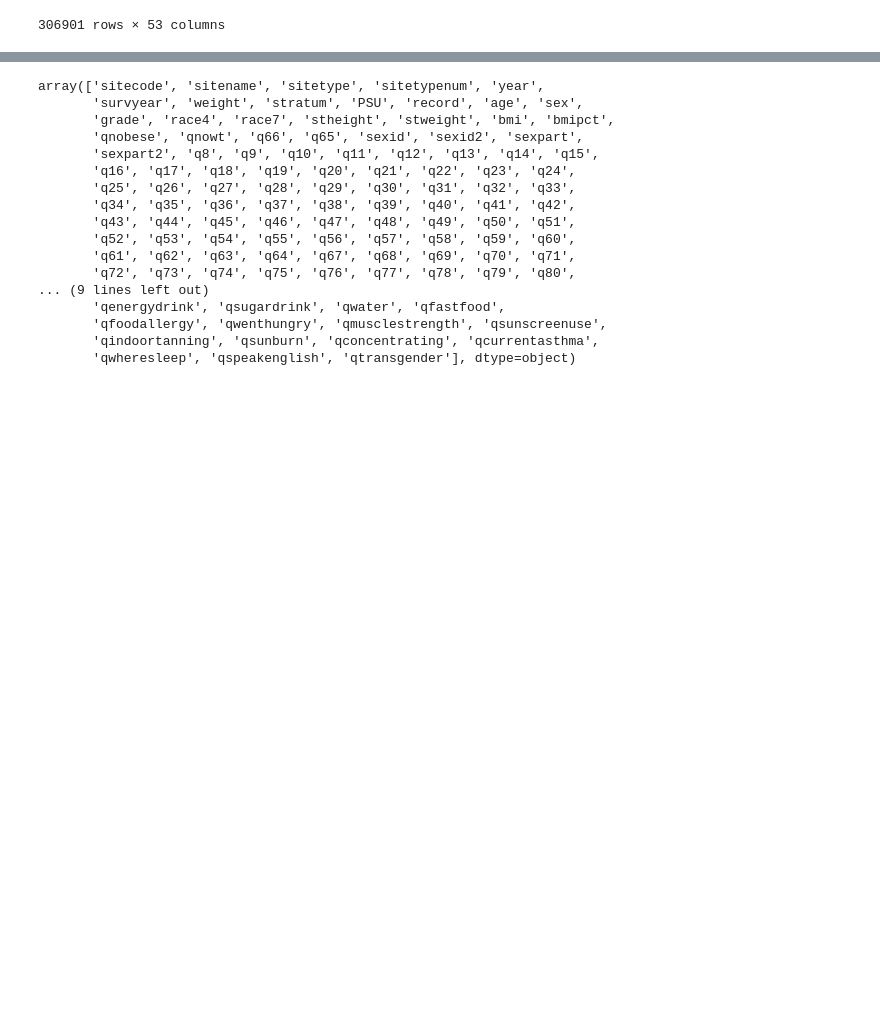
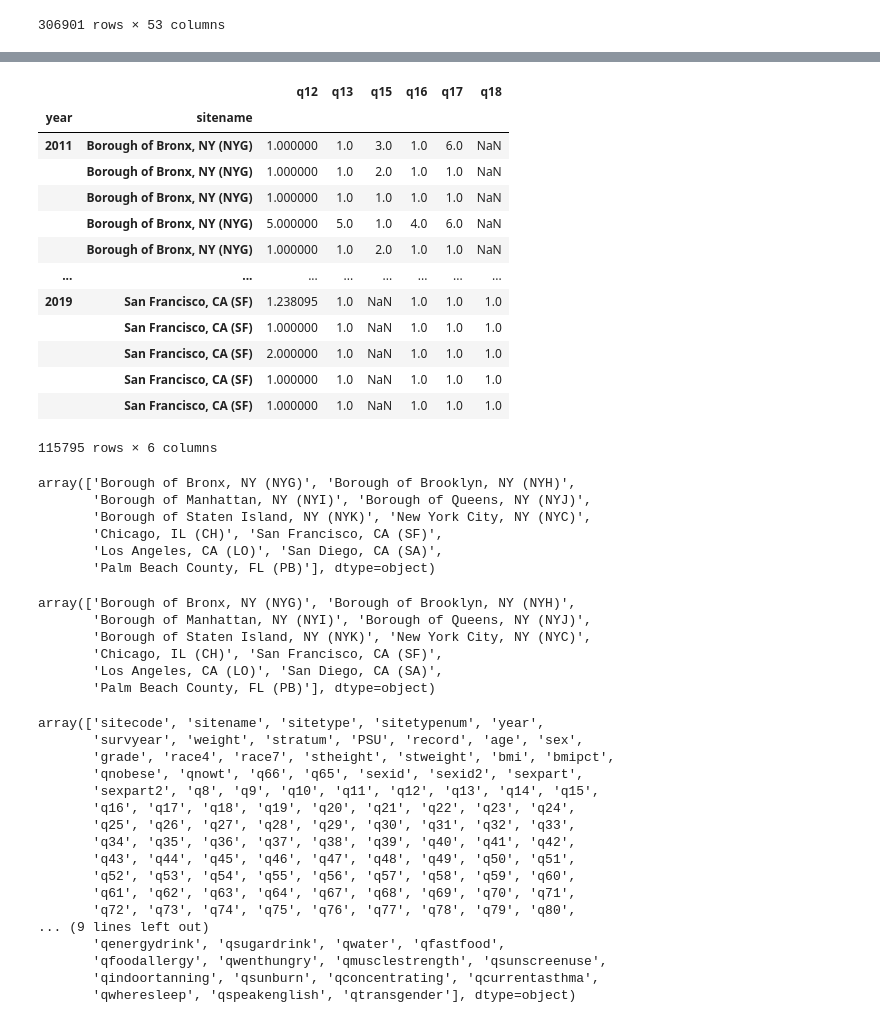
Before and after one commit to brodyee/STATS501_project, a Jupyter notebook: code/EDA.ipynb, the cells around one changed output, grey strips where cells are left out. Cells and saved outputs as stored; diff of their text form; code cells hidden in the pictures; blank space fills up the shorter version.

Commit message:
violence data added

```diff
--- a/code/EDA.ipynb
+++ b/code/EDA.ipynb
@@ -262,3 +262,9 @@ iterImpu =(qDat.reset_index()
 #mostImpu.to_csv(root + "mostImputeVio.csv")
 #knnImpu.to_csv(root + "knnImputeVio.csv")
 #iterImpu.to_csv(root + "iterImputeVio.csv")
+root = "../data/"
+meanImpu = pd.read_csv(root + "meanImputeVio.csv").set_index(["year", "sitename"]).iloc[:,1:]
+medianImpu = pd.read_csv(root + "medianImputeVio.csv").set_index(["year", "sitename"]).iloc[:,1:]
+mostImpu = pd.read_csv(root + "mostImputeVio.csv").set_index(["year", "sitename"]).iloc[:,1:]
+knnImpu = pd.read_csv(root + "knnImputeVio.csv").set_index(["year", "sitename"]).iloc[:,1:]
+#iterImpu = pd.read_csv(root + "iterImputeVio.csv").set_index(["year", "sitename"]).iloc[:,1:]
@@ -282,3 +397,38 @@ iterImpu
+# %%
+knnImpu.loc[knnImpu[violenceqs].isna().any(axis=1), violenceqs]
+# %% [output]
+|  |  | q12 | q13 | q15 | q16 | q17 | q18 |
+| year | sitename |  |  |  |  |  |  |
+| 2011 | Borough of Bronx, NY (NYG) | 1.000000 | 1.0 | 3.0 | 1.0 | 6.0 | NaN |
+|  | Borough of Bronx, NY (NYG) | 1.000000 | 1.0 | 2.0 | 1.0 | 1.0 | NaN |
+|  | Borough of Bronx, NY (NYG) | 1.000000 | 1.0 | 1.0 | 1.0 | 1.0 | NaN |
+|  | Borough of Bronx, NY (NYG) | 5.000000 | 5.0 | 1.0 | 4.0 | 6.0 | NaN |
+|  | Borough of Bronx, NY (NYG) | 1.000000 | 1.0 | 2.0 | 1.0 | 1.0 | NaN |
+| ... | ... | ... | ... | ... | ... | ... | ... |
+| 2019 | San Francisco, CA (SF) | 1.238095 | 1.0 | NaN | 1.0 | 1.0 | 1.0 |
+|  | San Francisco, CA (SF) | 1.000000 | 1.0 | NaN | 1.0 | 1.0 | 1.0 |
+|  | San Francisco, CA (SF) | 2.000000 | 1.0 | NaN | 1.0 | 1.0 | 1.0 |
+|  | San Francisco, CA (SF) | 1.000000 | 1.0 | NaN | 1.0 | 1.0 | 1.0 |
+|  | San Francisco, CA (SF) | 1.000000 | 1.0 | NaN | 1.0 | 1.0 | 1.0 |
+115795 rows × 6 columns
+# %%
+knnImpu.loc[knnImpu[violenceqs].isna().any(axis=1), violenceqs].reset_index()["sitename"].unique()
+# %% [output]
+array(['Borough of Bronx, NY (NYG)', 'Borough of Brooklyn, NY (NYH)',
+       'Borough of Manhattan, NY (NYI)', 'Borough of Queens, NY (NYJ)',
+       'Borough of Staten Island, NY (NYK)', 'New York City, NY (NYC)',
+       'Chicago, IL (CH)', 'San Francisco, CA (SF)',
+       'Los Angeles, CA (LO)', 'San Diego, CA (SA)',
+       'Palm Beach County, FL (PB)'], dtype=object)
+# %%
+meanImpu.loc[meanImpu[violenceqs].isna().any(axis=1), violenceqs].reset_index()["sitename"].unique()
+# %% [output]
+array(['Borough of Bronx, NY (NYG)', 'Borough of Brooklyn, NY (NYH)',
+       'Borough of Manhattan, NY (NYI)', 'Borough of Queens, NY (NYJ)',
+       'Borough of Staten Island, NY (NYK)', 'New York City, NY (NYC)',
+       'Chicago, IL (CH)', 'San Francisco, CA (SF)',
+       'Los Angeles, CA (LO)', 'San Diego, CA (SA)',
+       'Palm Beach County, FL (PB)'], dtype=object)
 # %%
 dat.columns.to_numpy()
 # %% [output]
```
Also changed, not shown: parts of 8 cells of this notebook, 2 other files.
